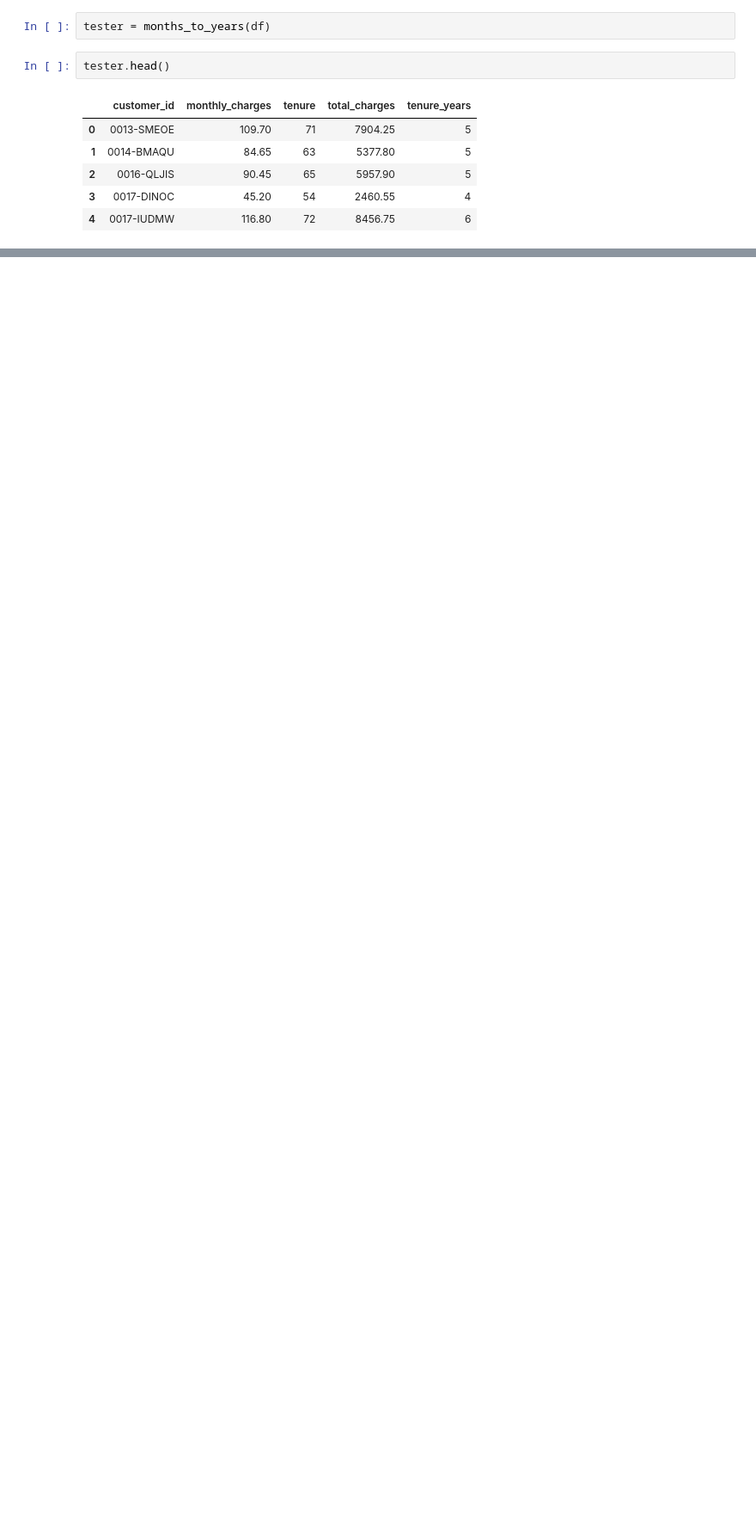
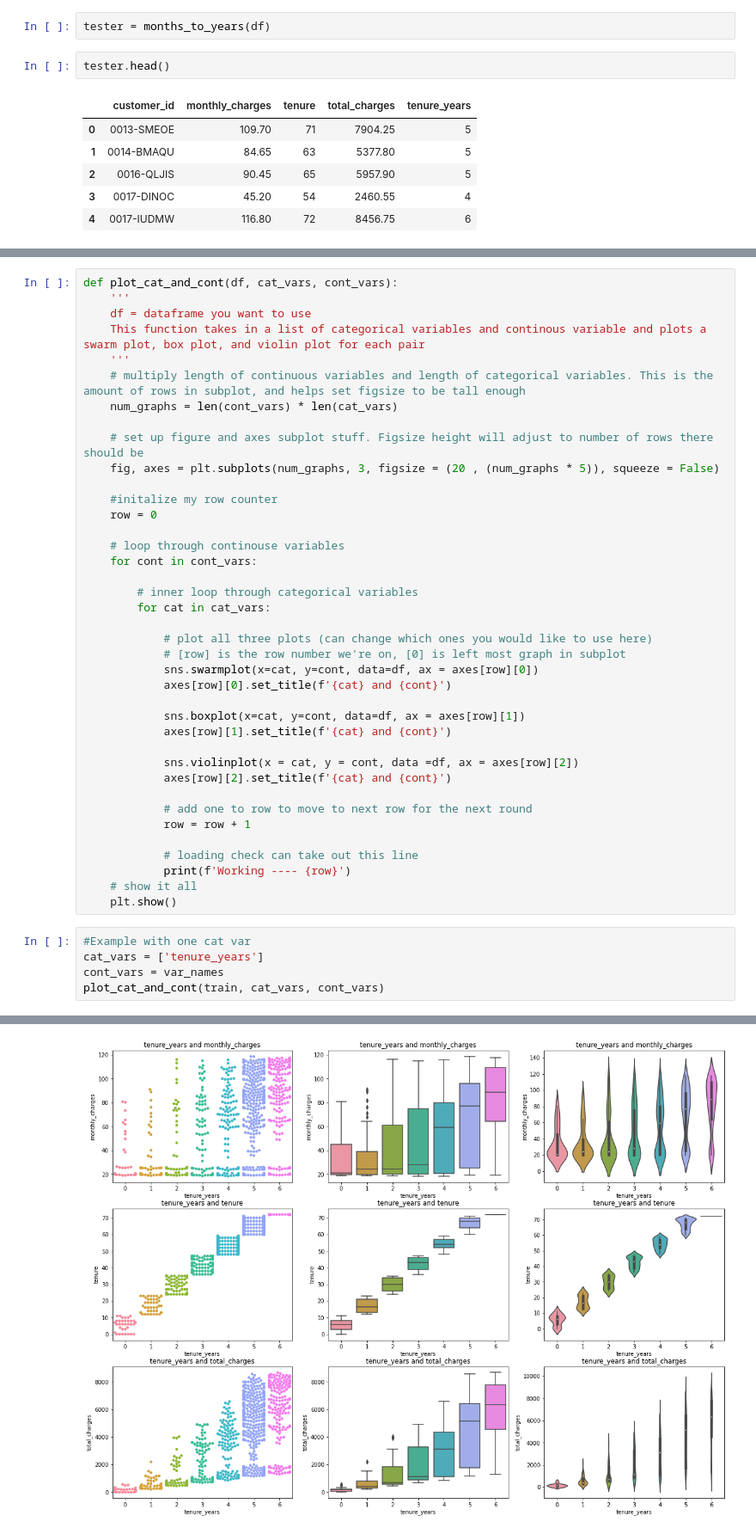
Before and after one commit to HeatherOrtegaMcMillan/regression-exercises, a Jupyter notebook: exploration.ipynb, the cells around one changed output, grey strips where cells are left out. Shown at 86% size. Cells and saved outputs as stored; diff of their text form; blank space fills up the shorter version.

```diff
--- a/exploration.ipynb
+++ b/exploration.ipynb
@@ -206,0 +253,45 @@ tester.head()
+# %%
+def plot_cat_and_cont(df, cat_vars, cont_vars):
+    '''
+    df = dataframe you want to use
+    This function takes in a list of categorical variables and continous variable and plots a swarm plot, box plot, and violin plot for each pair
+    '''
+    # multiply length of continuous variables and length of categorical variables. This is the amount of rows in subplot, and helps set figsize to be tall enough
+    num_graphs = len(cont_vars) * len(cat_vars)
+
+    # set up figure and axes subplot stuff. Figsize height will adjust to number of rows there should be
+    fig, axes = plt.subplots(num_graphs, 3, figsize = (20 , (num_graphs * 5)), squeeze = False)
+
+    #initalize my row counter
+    row = 0
+
+    # loop through continouse variables
+    for cont in cont_vars:
+
+        # inner loop through categorical variables
+        for cat in cat_vars:
+
+            # plot all three plots (can change which ones you would like to use here)
+            # [row] is the row number we're on, [0] is left most graph in subplot
+            sns.swarmplot(x=cat, y=cont, data=df, ax = axes[row][0])
+            axes[row][0].set_title(f'{cat} and {cont}')
+
+            sns.boxplot(x=cat, y=cont, data=df, ax = axes[row][1])
+            axes[row][1].set_title(f'{cat} and {cont}')
+
+            sns.violinplot(x = cat, y = cont, data =df, ax = axes[row][2])
+            axes[row][2].set_title(f'{cat} and {cont}')
+
+            # add one to row to move to next row for the next round
+            row = row + 1
+
+            # loading check can take out this line
+            print(f'Working ---- {row}')
+    # show it all
+    plt.show()
+# %%
+#Example with one cat var
+cat_vars = ['tenure_years']
+cont_vars = var_names
+plot_cat_and_cont(train, cat_vars, cont_vars)
+# %% [output]
@@ -206,0 +301 @@ tester.head()
+[figure, added]
```
Also changed, not shown: parts of 19 cells of this notebook.
